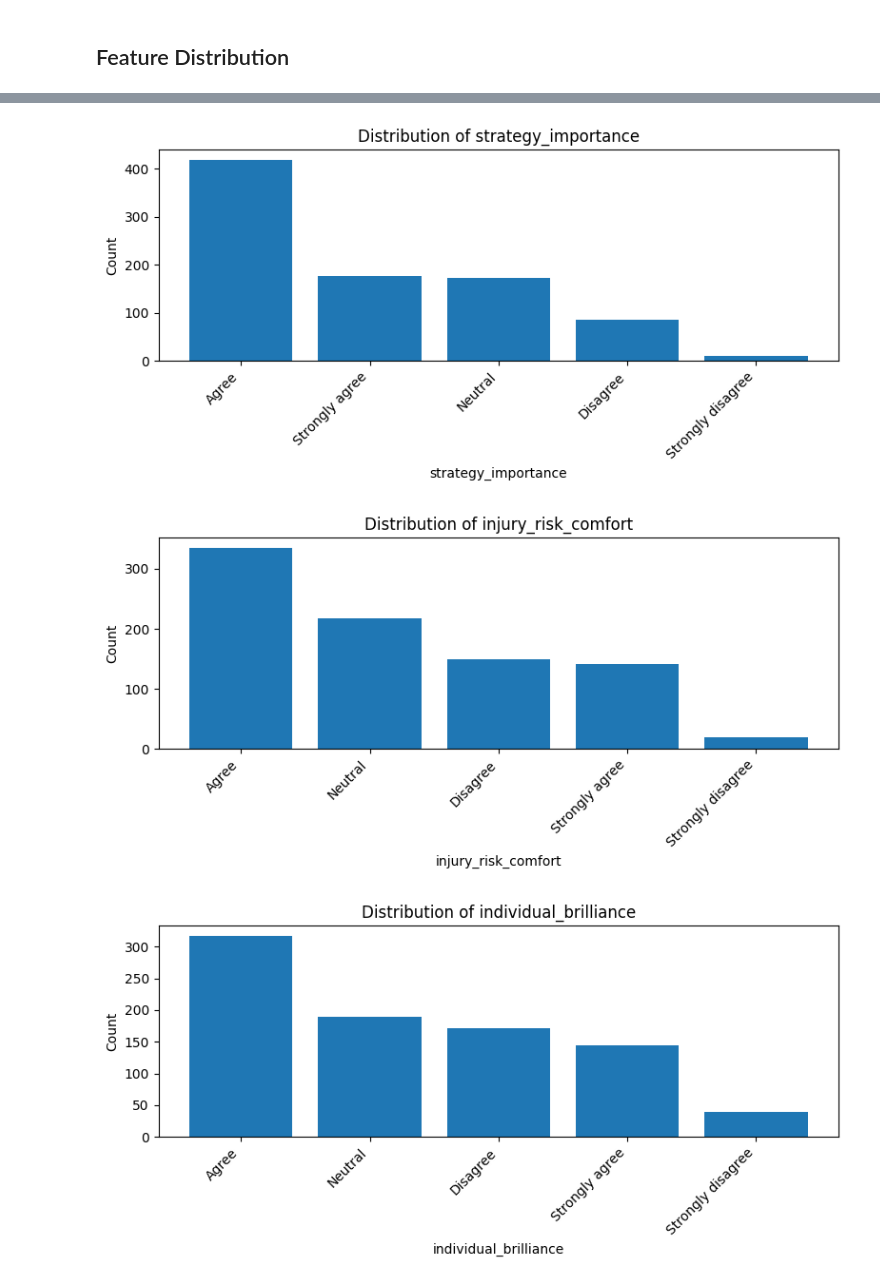
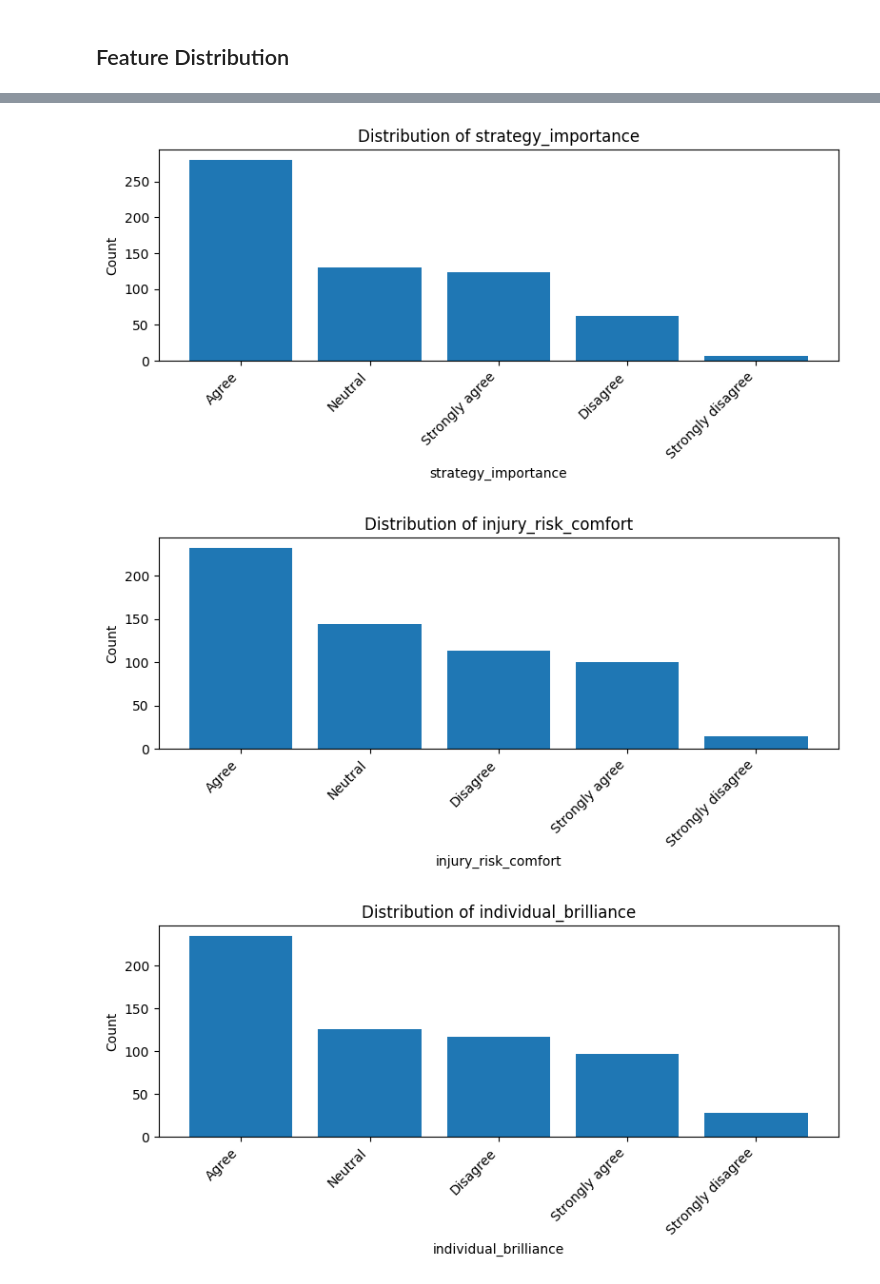
Before and after one commit to bianca-8/csc311, a Jupyter notebook: data_exploration.ipynb, the cells around one changed output, grey strips where cells are left out. Saved outputs shown, nothing was run; the diff lists cells and outputs as text; code cells hidden in the pictures.

```diff
--- a/data_exploration.ipynb
+++ b/data_exploration.ipynb
@@ -309,13 +309,13 @@ df = df.drop(columns=['id'])
 # %% [markdown]
 ## Class Balance
 # %%
-for col in df.select_dtypes(
+for col in train_df.select_dtypes(
     include=["object", "category", "bool"]
 ).columns:
     print(f"\n--- {col} ---")
 
     percentages = (
-        df[col]
+        train_df[col]
         .value_counts(normalize=True, dropna=False)
         .mul(100)
         .round(2)
@@ -351,7 +351,7 @@ for col in multi_category_cols:
     print(f"\n--- {col} ---")
 
     percentages = (
-        df[col]
+        train_df[col]
         .dropna()
         .str.split(",")
         .explode()
@@ -406,7 +406,7 @@ multi_category_cols = [
 
 for col in multi_category_cols:
     category_counts = (
-        df[col]
+        train_df[col]
         .dropna()
         .str.split(",")
         .explode()
@@ -430,24 +430,24 @@ for col in multi_category_cols:
 # %%
 agree_disagree = [
     "strategy_importance",
     "injury_risk_comfort",
     "individual_brilliance"
 ]
 
 for col in agree_disagree:
-    counts = df[col].value_counts()
+    counts = train_df[col].value_counts()
 
     plt.figure(figsize=(8, 4))
     plt.bar(counts.index.astype(str), counts.values)
 
     plt.title(f"Distribution of {col}")
     plt.xlabel(col)
     plt.ylabel("Count")
     plt.xticks(rotation=45, ha="right")
 
     plt.tight_layout()
     plt.show()
 # %% [output]
-[figure, old version]
+[figure, new version]
-[figure, old version]
+[figure, new version]
-[figure, old version]
+[figure, new version]
```
Also changed, not shown: parts of 7 cells of this notebook.
